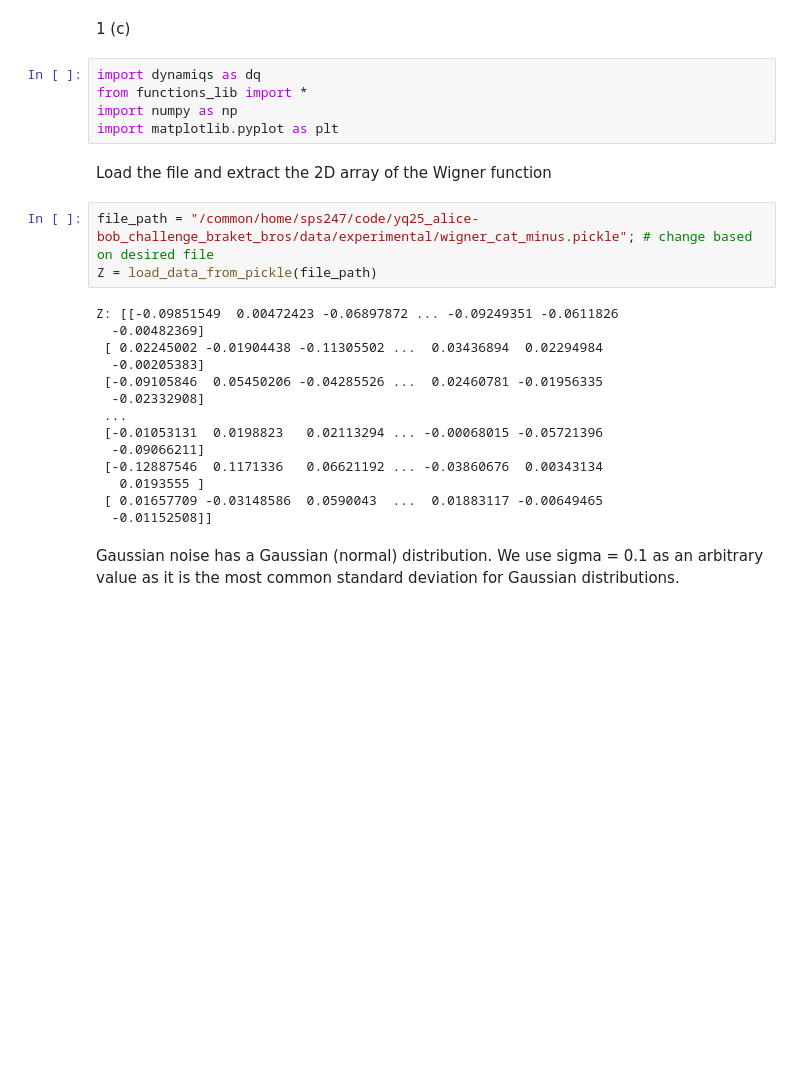
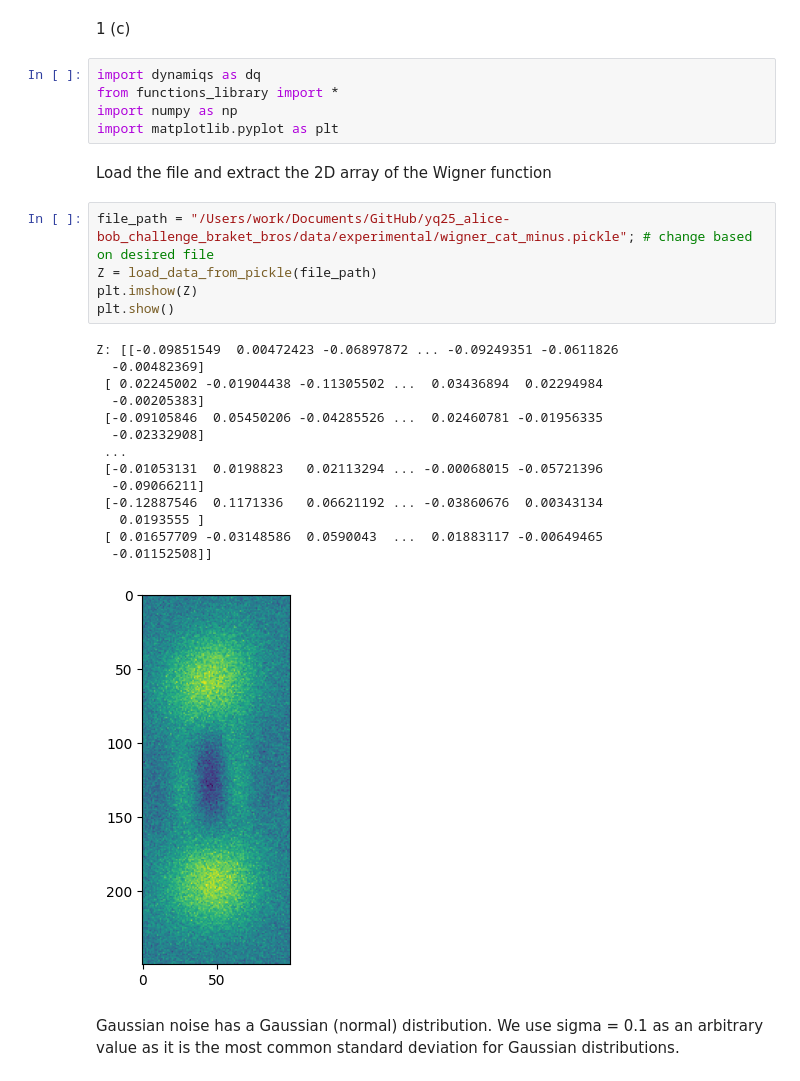
Before and after one commit to Devesh-Vedantha/yq25_alice-bob_challenge_braket_bros, a Jupyter notebook: 1c.ipynb, the cells around one changed output. Saved outputs shown, nothing was run; the diff lists cells and outputs as text; blank space fills up the shorter version.

Commit message:
plotting the noise

```diff
--- a/1c.ipynb
+++ b/1c.ipynb
@@ -4,28 +4,31 @@ Yale Hackathon
 1 (c)
 # %%
 import dynamiqs as dq
-from functions_lib import *
+from functions_library import *
 import numpy as np
 import matplotlib.pyplot as plt
 # %% [markdown]
 Load the file and extract the 2D array of the Wigner function
 # %%
-file_path = "/common/home/sps247/code/yq25_alice-bob_challenge_braket_bros/data/experimental/wigner_cat_minus.pickle"; # change based on desired file
+file_path = "/Users/work/Documents/GitHub/yq25_alice-bob_challenge_braket_bros/data/experimental/wigner_cat_minus.pickle"; # change based on desired file
 Z = load_data_from_pickle(file_path)
+plt.imshow(Z)
+plt.show()
 # %% [output]
 Z: [[-0.09851549  0.00472423 -0.06897872 ... -0.09249351 -0.0611826
   -0.00482369]
  [ 0.02245002 -0.01904438 -0.11305502 ...  0.03436894  0.02294984
   -0.00205383]
  [-0.09105846  0.05450206 -0.04285526 ...  0.02460781 -0.01956335
   -0.02332908]
  ...
  [-0.01053131  0.0198823   0.02113294 ... -0.00068015 -0.05721396
   -0.09066211]
  [-0.12887546  0.1171336   0.06621192 ... -0.03860676  0.00343134
    0.0193555 ]
  [ 0.01657709 -0.03148586  0.0590043  ...  0.01883117 -0.00649465
   -0.01152508]]
+[figure, added]
 # %% [markdown]
 Gaussian noise has a Gaussian (normal) distribution. We use sigma = 0.1 as an arbitrary value as it is the most common standard deviation for Gaussian distributions.
 # %%
```
Also changed, not shown: parts of 1 cell of this notebook.
